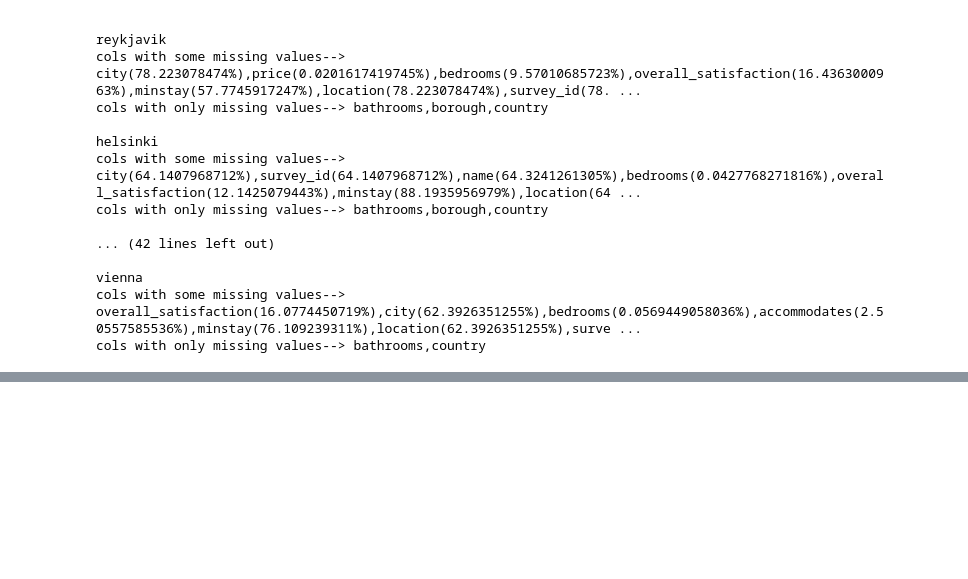
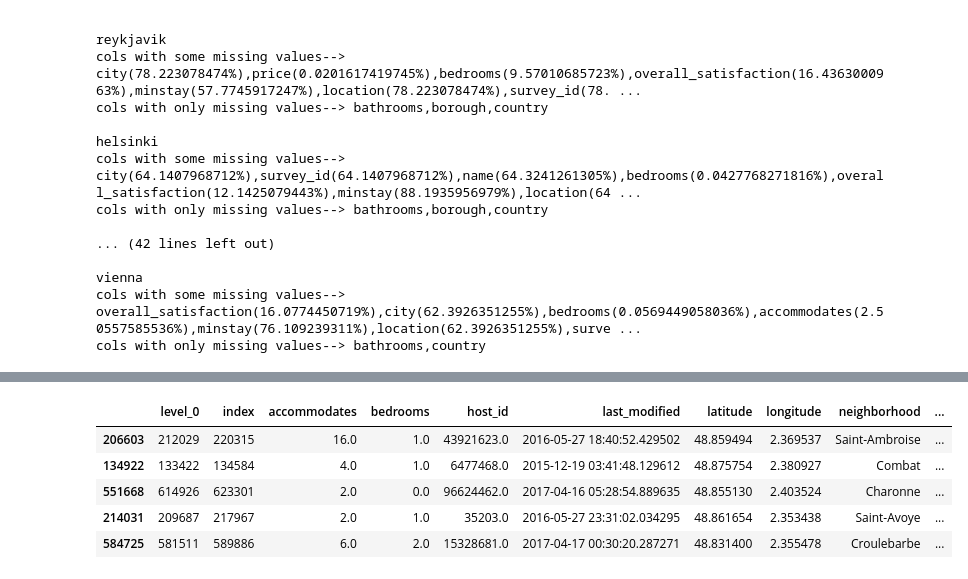
Before and after one commit to and92reas/AirBnB-Data-Analysis, a Jupyter notebook: processing.ipynb, the cells around one changed output, grey strips where cells are left out. Cells and saved outputs as stored; diff of their text form; code cells hidden in the pictures; blank space fills up the shorter version.

```diff
--- a/processing.ipynb
+++ b/processing.ipynb
@@ -55,7 +66,7 @@ def find_not_common_columns(list1,list2):
 datasets = dict()
 for city in cities:
     city_data = pd.DataFrame() #initializing city's dataframe
-    data_path = glob.glob(os.path.join(os.getcwd(), 'data',city,city,city,'*.csv'))
+    data_path = glob.glob(os.path.join(os.getcwd(), 'data',city,city,'*.csv'))
     print('\n\n\n{}\n'.format(city))
     first = True
     file_columns = [] #containing the columns that the first file of the particular city contains
@@ -78,7 +89,6 @@ for city in cities:
         file_data['last_modified'] = file_data['last_modified'].apply(lambda x: x.strip()) #stripping all the values of 'last_modified' column
         city_data = pd.concat([city_data,file_data],ignore_index=True)
     print('\n{}\'s dataset length: {}'.format(city,len(city_data.index)))
-    #city_data.fillna("(unknown)",inplace=True)
     datasets[city] = city_data
 # %% [output]
 amsterdam
@@ -152,14 +165,3 @@ cols with only missing values--> bathrooms,borough,country
 vienna
 cols with some missing values--> overall_satisfaction(16.0774450719%),city(62.3926351255%),bedrooms(0.0569449058036%),accommodates(2.50557585536%),minstay(76.109239311%),location(62.3926351255%),surve ...
 cols with only missing values--> bathrooms,country
-# %%
-df = pd.DataFrame([[1, 2, 2, 0], [2, np.nan, 3, 1], [3, 4, 3, 1], [2, 4, 3, 1], [2, 4, 3, 1],
-                   [3, np.nan, 3, 1], [3, 4, 3, 1]],columns=list('ABCD'))
-col='B'
-null_entries = df[['A']][df['B'].isnull()]
-for index,row in null_entries.iterrows():
-    same_room_entries = df[[col]][df['A'] == row['A']] #get the rest of the
-    if len(same_room_entries.index) > 0:
-        df.set_value(index,col,same_room_entries[col].median())
-
-df['B'][0]
@@ -168,6 +193,6 @@ df['B'][0]
 # %%
 #dealing with the columns which contain both missing and normal entries
-columns_to_delete = ['city','location','survey_id','name','minstay','property_type']
+columns_to_delete = ['city','location','survey_id','name','minstay','property_type','overall_satisfaction']
 #city is not needed
 #location is not needed
 #survey_id is not needed
@@ -182,7 +207,7 @@ delete_null_entries = ['price']
 #as a result it seems wiser to delete the entries where these columns are null rather than replace them
 #accommodates will be dealt with later
 
-replace_nulls_median = ['bedrooms','overall_satisfaction']
+replace_nulls_median = ['bedrooms']
 #given the fact that generally the same room appears multiple times inside each city's dataset these columns are going
 #to be replaced by the median of the column values inside the same room through time
 
@@ -371,7 +479,6 @@ def tukey_test(p,quartiles,k):
 # %%
-#checking if 'last_modified' alone can be used as the primary key
+#showing the number of rooms per room_type and per city
 for city,data in datasets.iteritems():
     print(city)
-    gb = data.groupby(['last_modified'])
-    print(gb['last_modified'].count().sort_values(ascending=False)[0])
-#for some cities it cannot be used
+    gb = data.groupby(['room_type'])
+    print(gb['room_type'].count().sort_values(ascending=False))
@@ -722,3 +784,12 @@ data = datasets['madrid']
+# %%
+datasets['paris'].sample(5)
+# %% [output]
+|  | level_0 | index | accommodates | bedrooms | host_id | last_modified | latitude | longitude | neighborhood | ... |
+| 206603 | 212029 | 220315 | 16.0 | 1.0 | 43921623.0 | 2016-05-27 18:40:52.429502 | 48.859494 | 2.369537 | Saint-Ambroise | ... |
+| 134922 | 133422 | 134584 | 4.0 | 1.0 | 6477468.0 | 2015-12-19 03:41:48.129612 | 48.875754 | 2.380927 | Combat | ... |
+| 551668 | 614926 | 623301 | 2.0 | 0.0 | 96624462.0 | 2017-04-16 05:28:54.889635 | 48.855130 | 2.403524 | Charonne | ... |
+| 214031 | 209687 | 217967 | 2.0 | 1.0 | 35203.0 | 2016-05-27 23:31:02.034295 | 48.861654 | 2.353438 | Saint-Avoye | ... |
+| 584725 | 581511 | 589886 | 6.0 | 2.0 | 15328681.0 | 2017-04-17 00:30:20.287271 | 48.831400 | 2.355478 | Croulebarbe | ... |
 # %%
 #checking the diversity in the nominal columns
 #wherever there is only one value the column is deleted
```
Also changed, not shown: parts of 64 cells of this notebook.
